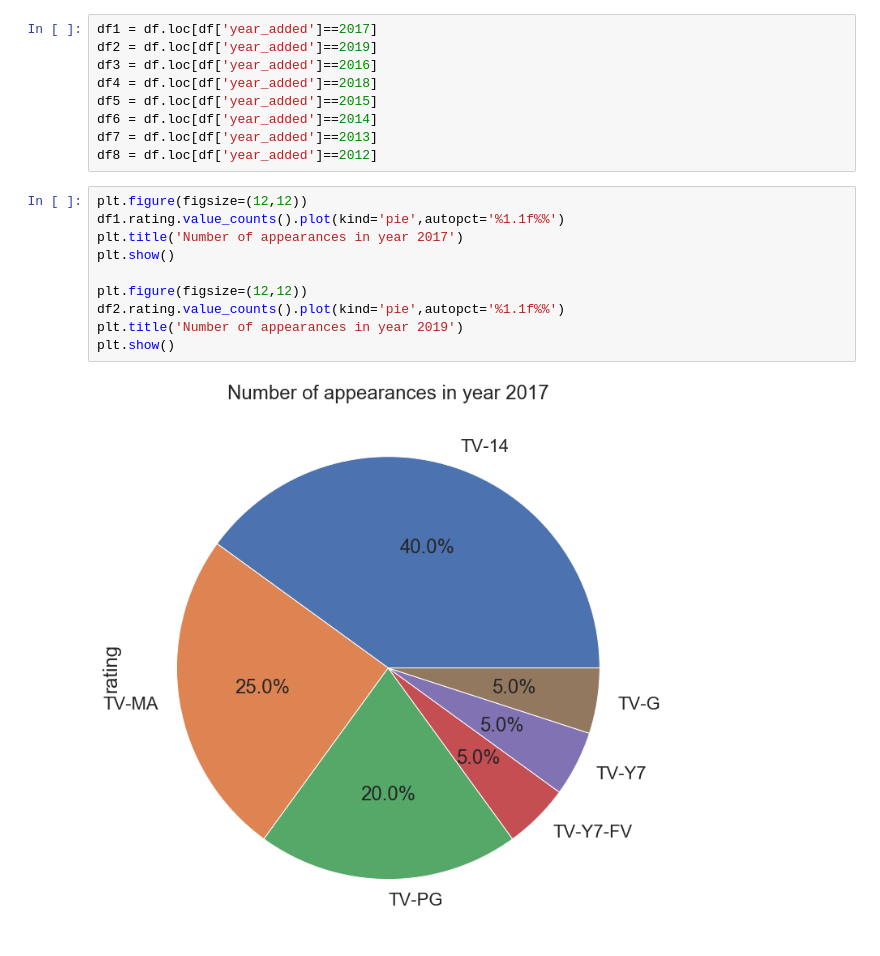
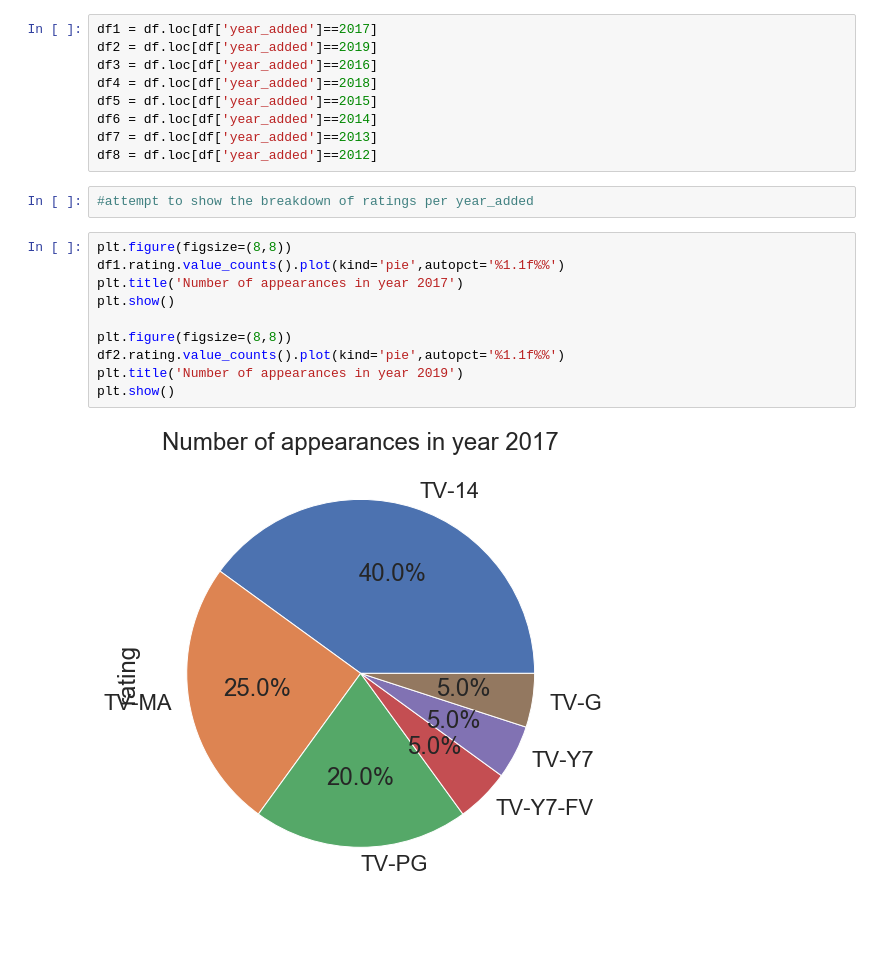
Before and after one commit to AmeerYHassan/Video-Streaming-Analysis, a Jupyter notebook: Graphs/Vaish_code.ipynb, the cells around one changed output. Drawn from its saved outputs; the diff is of its cells as text; blank space fills up the shorter version.

```diff
--- a/Graphs/Vaish_code.ipynb
+++ b/Graphs/Vaish_code.ipynb
@@ -66,15 +58,17 @@ df5 = df.loc[df['year_added']==2015]
 df6 = df.loc[df['year_added']==2014]
 df7 = df.loc[df['year_added']==2013]
 df8 = df.loc[df['year_added']==2012]
+# %%
+#attempt to show the breakdown of ratings per year_added
 # %%
-plt.figure(figsize=(12,12))
+plt.figure(figsize=(8,8))
 df1.rating.value_counts().plot(kind='pie',autopct='%1.1f%%')
 plt.title('Number of appearances in year 2017')
 plt.show()
 
-plt.figure(figsize=(12,12))
+plt.figure(figsize=(8,8))
 df2.rating.value_counts().plot(kind='pie',autopct='%1.1f%%')
 plt.title('Number of appearances in year 2019')
 plt.show()
 # %% [output]
-[figure, old version]
+[figure, new version]
```
Also changed, not shown: parts of 7 cells of this notebook.
